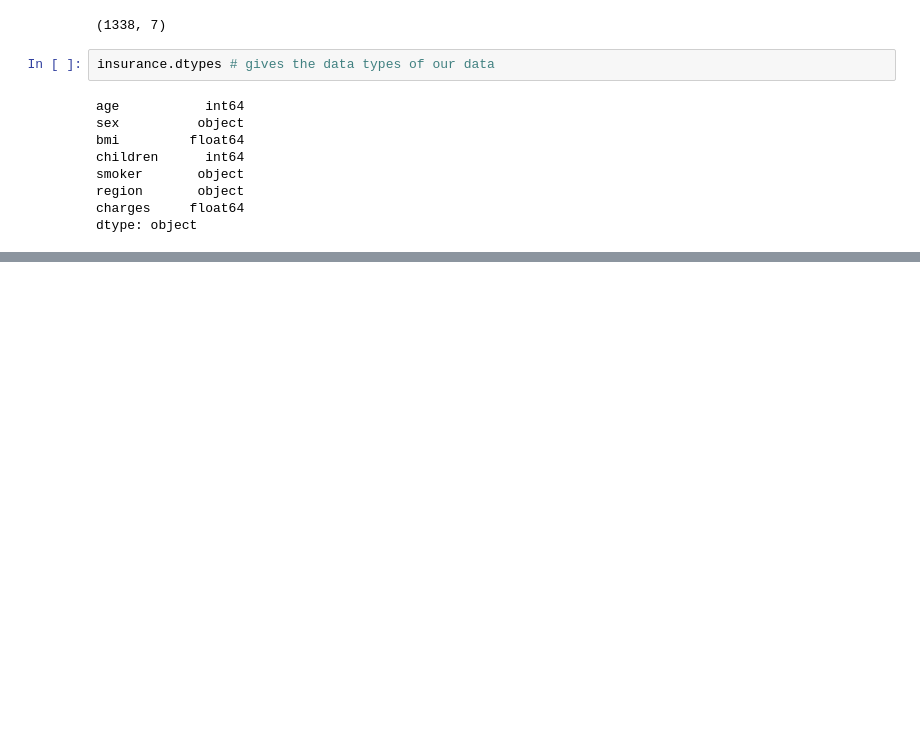
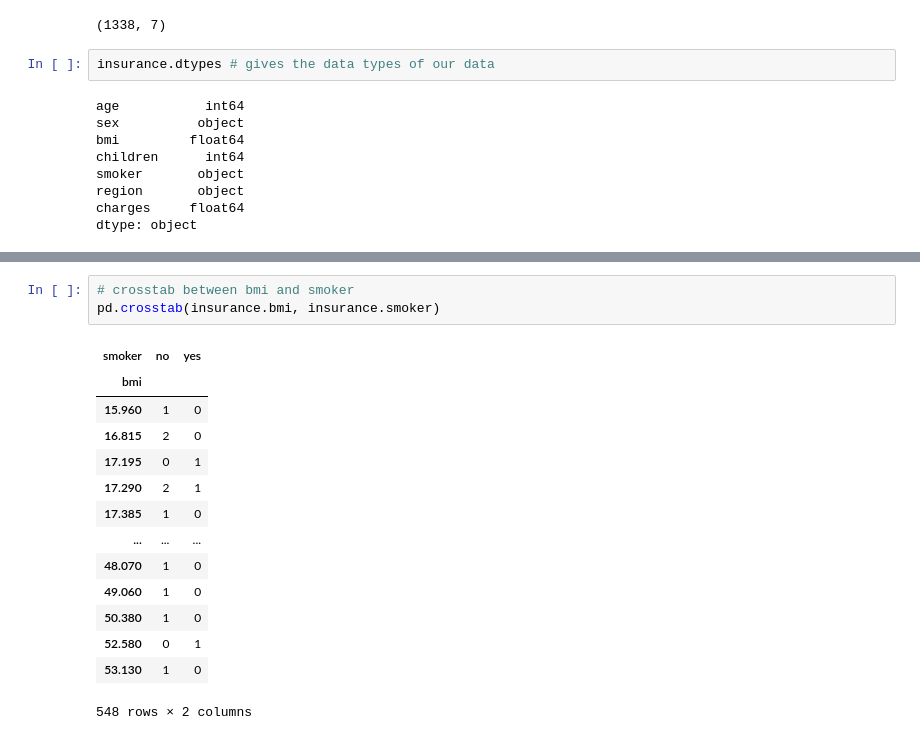
Before and after one commit to harshvardhanguleria/AI-ML, a Jupyter notebook: Predict_medical_insurance.ipynb, the cells around one changed output, grey strips where cells are left out. Saved outputs shown, nothing was run; the diff lists cells and outputs as text; blank space fills up the shorter version.

```diff
--- a/Predict_medical_insurance.ipynb
+++ b/Predict_medical_insurance.ipynb
@@ -65,0 +166,18 @@ insurance.describe(include='all').T
+# %%
+# crosstab between bmi and smoker
+pd.crosstab(insurance.bmi, insurance.smoker)
+# %% [output]
+| smoker | no | yes |
+| bmi |  |  |
+| 15.960 | 1 | 0 |
+| 16.815 | 2 | 0 |
+| 17.195 | 0 | 1 |
+| 17.290 | 2 | 1 |
+| 17.385 | 1 | 0 |
+| ... | ... | ... |
+| 48.070 | 1 | 0 |
+| 49.060 | 1 | 0 |
+| 50.380 | 1 | 0 |
+| 52.580 | 0 | 1 |
+| 53.130 | 1 | 0 |
+548 rows × 2 columns
```
Also changed, not shown: parts of 15 cells of this notebook.
